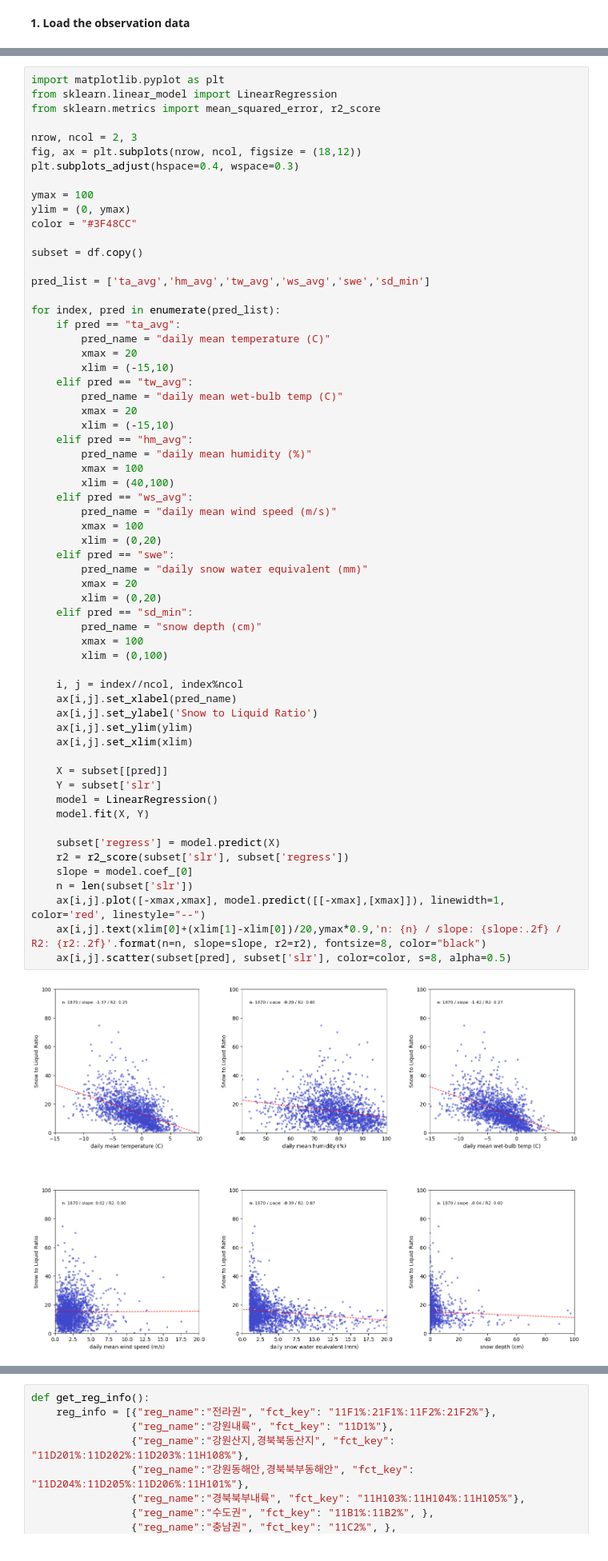
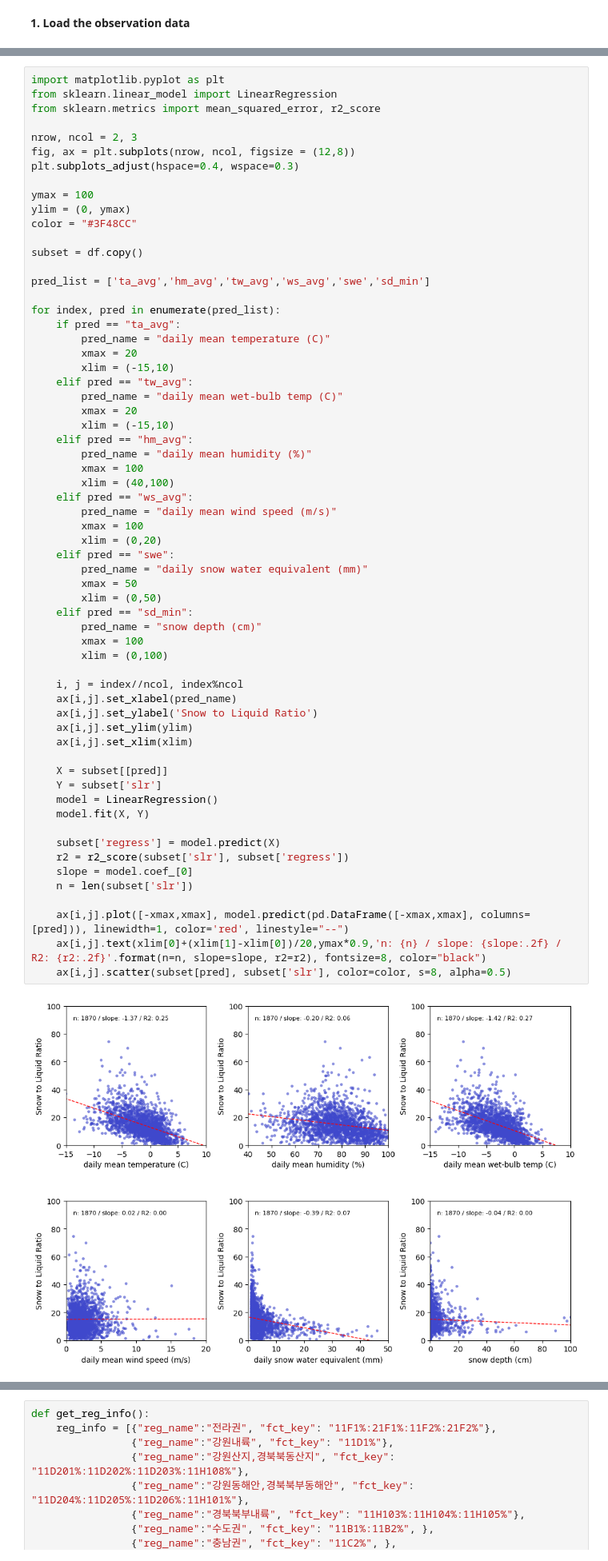
Before and after one commit to hunter3789/SLR-study, a Jupyter notebook: SLR-study.ipynb, the cells around one changed output, grey strips where cells are left out. Shown: that part at 80% size. Cells and saved outputs as stored; diff of their text form.

```diff
--- a/SLR-study.ipynb
+++ b/SLR-study.ipynb
@@ -31,7 +33,7 @@ from sklearn.linear_model import LinearRegression
 from sklearn.metrics import mean_squared_error, r2_score
 
 nrow, ncol = 2, 3
-fig, ax = plt.subplots(nrow, ncol, figsize = (18,12))
+fig, ax = plt.subplots(nrow, ncol, figsize = (12,8))
 plt.subplots_adjust(hspace=0.4, wspace=0.3)
 
 ymax = 100
@@ -57,34 +59,35 @@ for index, pred in enumerate(pred_list):
         xlim = (40,100)
     elif pred == "ws_avg":
         pred_name = "daily mean wind speed (m/s)"
         xmax = 100
         xlim = (0,20)
     elif pred == "swe":
         pred_name = "daily snow water equivalent (mm)"
-        xmax = 20
-        xlim = (0,20)
+        xmax = 50
+        xlim = (0,50)
     elif pred == "sd_min":
         pred_name = "snow depth (cm)"
         xmax = 100
         xlim = (0,100)
 
     i, j = index//ncol, index%ncol
     ax[i,j].set_xlabel(pred_name)
     ax[i,j].set_ylabel('Snow to Liquid Ratio')
     ax[i,j].set_ylim(ylim)
     ax[i,j].set_xlim(xlim)
 
     X = subset[[pred]]
     Y = subset['slr']
     model = LinearRegression()
     model.fit(X, Y)
 
     subset['regress'] = model.predict(X)
     r2 = r2_score(subset['slr'], subset['regress'])
     slope = model.coef_[0]
     n = len(subset['slr'])
-    ax[i,j].plot([-xmax,xmax], model.predict([[-xmax],[xmax]]), linewidth=1, color='red', linestyle="--")
+
+    ax[i,j].plot([-xmax,xmax], model.predict(pd.DataFrame([-xmax,xmax], columns=[pred])), linewidth=1, color='red', linestyle="--")
     ax[i,j].text(xlim[0]+(xlim[1]-xlim[0])/20,ymax*0.9,'n: {n} / slope: {slope:.2f} / R2: {r2:.2f}'.format(n=n, slope=slope, r2=r2), fontsize=8, color="black")
     ax[i,j].scatter(subset[pred], subset['slr'], color=color, s=8, alpha=0.5)
 # %% [output]
-[figure, old version]
+[figure, new version]
```
Also changed, not shown: parts of 2 cells of this notebook.
